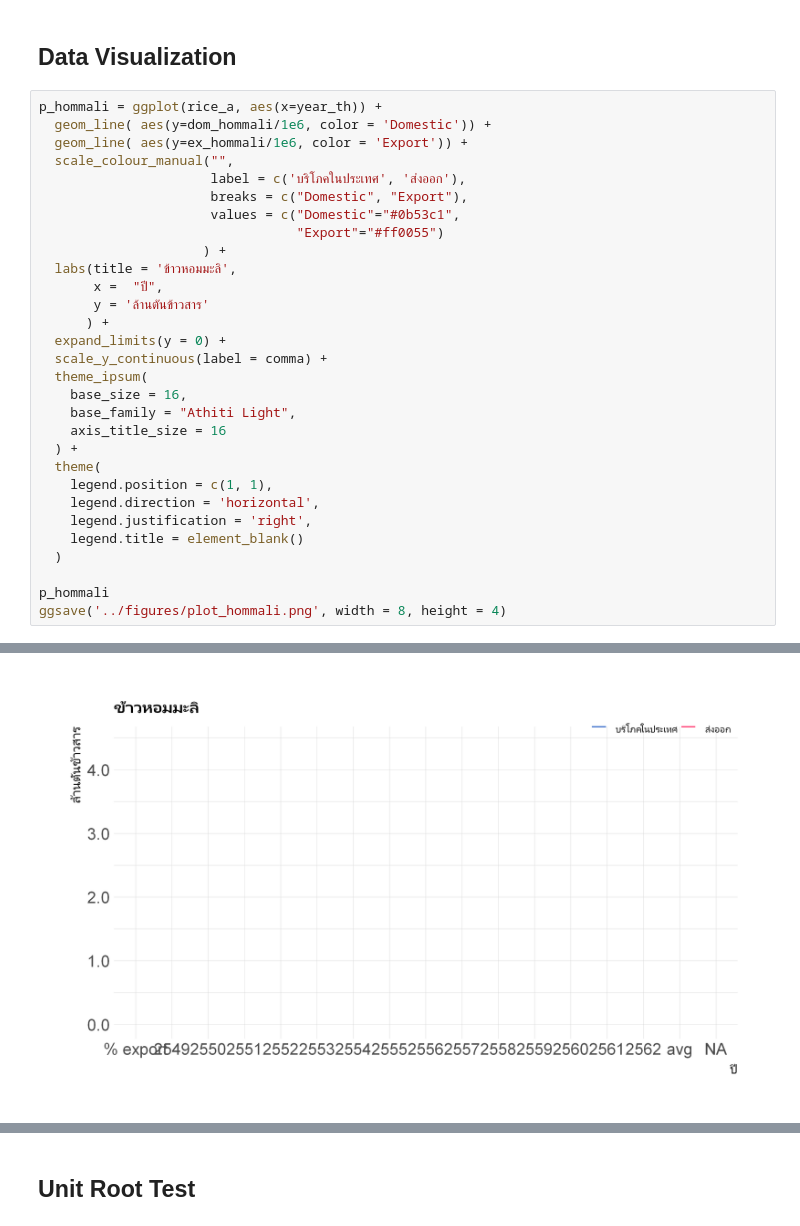
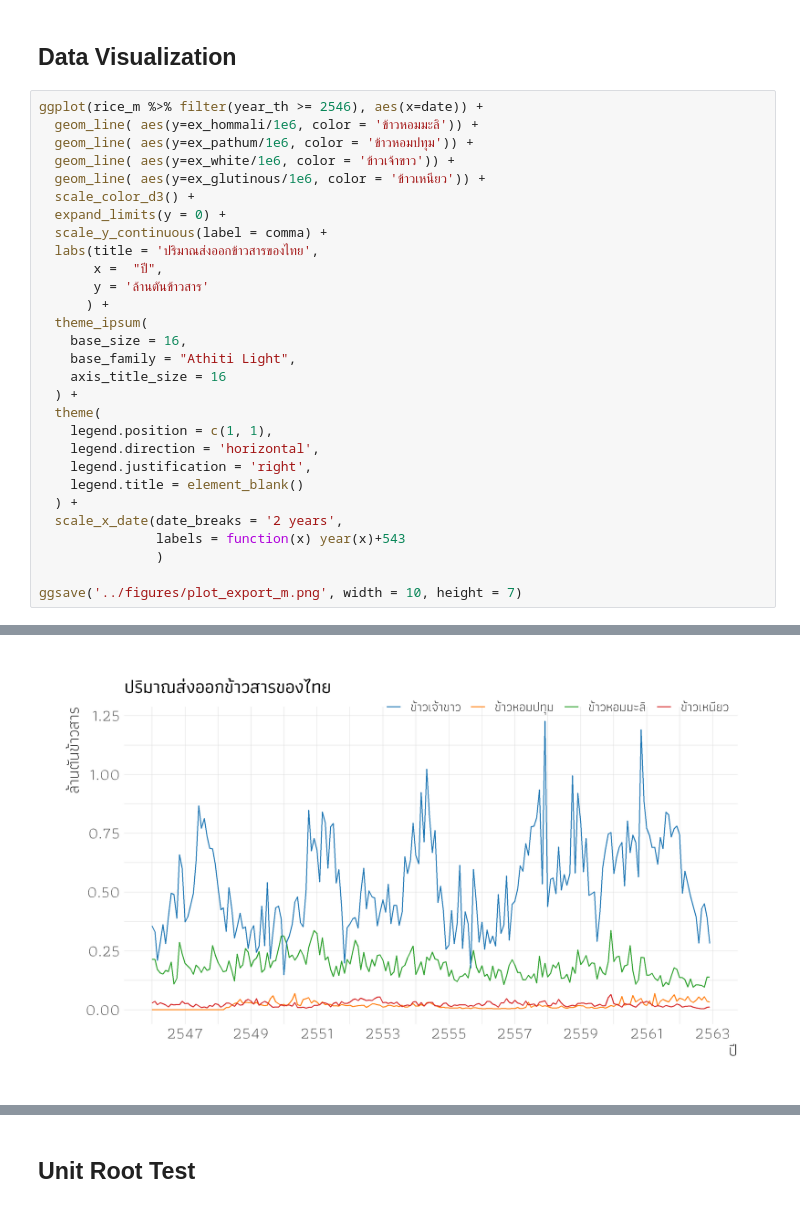
Before and after one commit to piyayut-ch/demand_forecast, a Jupyter notebook: R/2_forecast.ipynb, the cells around one changed output, grey strips where cells are left out. Cells and saved outputs as stored; diff of their text form.

```diff
--- a/R/2_forecast.ipynb
+++ b/R/2_forecast.ipynb
@@ -178,21 +63,18 @@ A Time Series: 6 × 14
 # %% [markdown]
 ## Data Visualization
 # %%
-p_hommali = ggplot(rice_a, aes(x=year_th)) +
-  geom_line( aes(y=dom_hommali/1e6, color = 'Domestic')) +
-  geom_line( aes(y=ex_hommali/1e6, color = 'Export')) +
-  scale_colour_manual("",
-                      label = c('บริโภคในประเทศ', 'ส่งออก'),
-                      breaks = c("Domestic", "Export"),
-                      values = c("Domestic"="#0b53c1",
-                                 "Export"="#ff0055")
-                     ) +
-  labs(title = 'ข้าวหอมมะลิ',
+ggplot(rice_m %>% filter(year_th >= 2546), aes(x=date)) +
+  geom_line( aes(y=ex_hommali/1e6, color = 'ข้าวหอมมะลิ')) +
+  geom_line( aes(y=ex_pathum/1e6, color = 'ข้าวหอมปทุม')) +
+  geom_line( aes(y=ex_white/1e6, color = 'ข้าวเจ้าขาว')) +
+  geom_line( aes(y=ex_glutinous/1e6, color = 'ข้าวเหนียว')) +
+  scale_color_d3() +
+  expand_limits(y = 0) +
+  scale_y_continuous(label = comma) +
+  labs(title = 'ปริมาณส่งออกข้าวสารของไทย',
        x =  "ปี",
        y = 'ล้านตันข้าวสาร'
       ) +
-  expand_limits(y = 0) +
-  scale_y_continuous(label = comma) +
   theme_ipsum(
     base_size = 16,
     base_family = "Athiti Light",
@@ -203,8 +85,10 @@ p_hommali = ggplot(rice_a, aes(x=year_th)) +
     legend.direction = 'horizontal',
     legend.justification = 'right',
     legend.title = element_blank()
-  )
+  ) +
+  scale_x_date(date_breaks = '2 years',
+               labels = function(x) year(x)+543
+               )
 
-p_hommali
-ggsave('../figures/plot_hommali.png', width = 8, height = 4)
+ggsave('../figures/plot_export_m.png', width = 10, height = 7)
 # %% [output]
@@ -228 +95 @@ Warning message in grid.Call(C_textBounds, as.graphicsAnnot(x$label), x$x, x$y,
-[figure, old version]
+[figure, new version]
```
Also changed, not shown: parts of 17 cells of this notebook, 1 other file.
